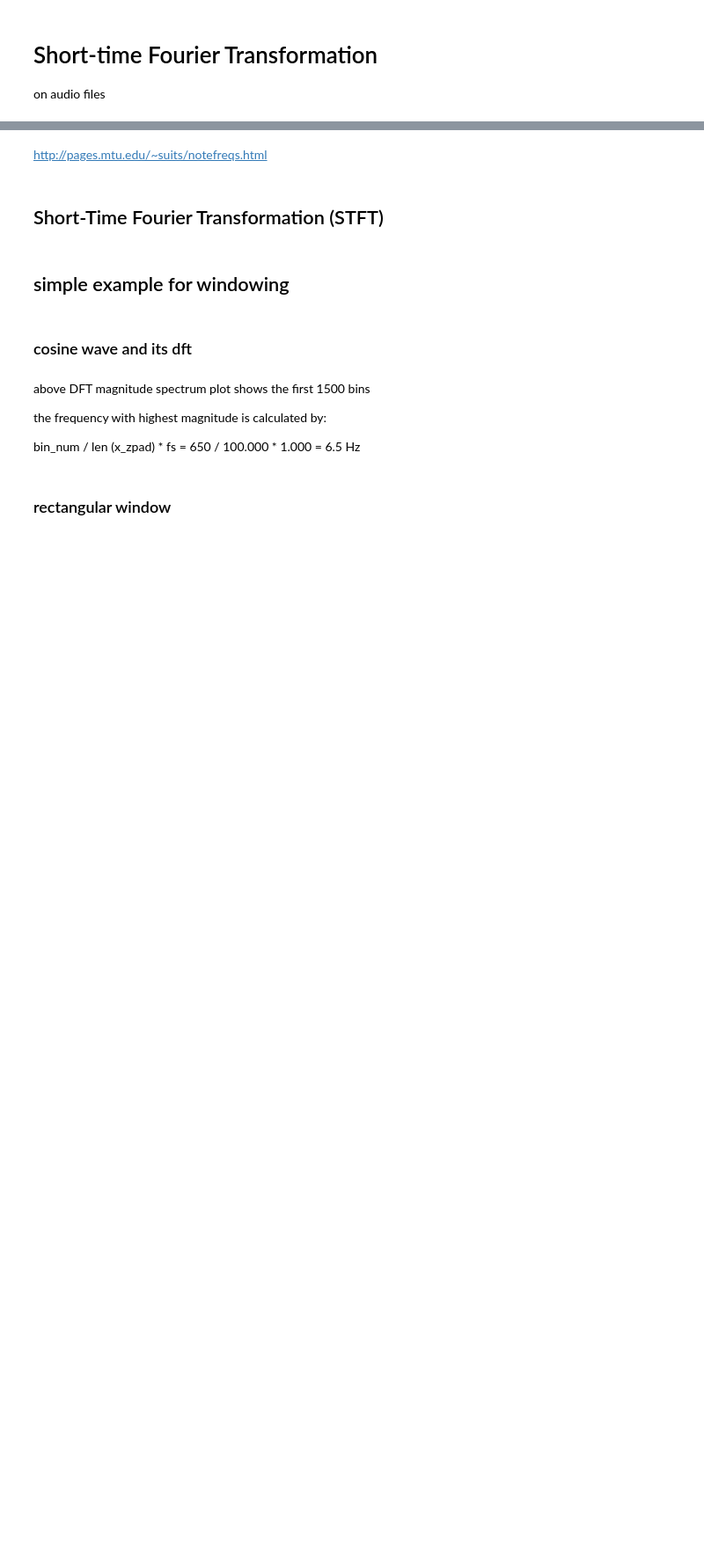
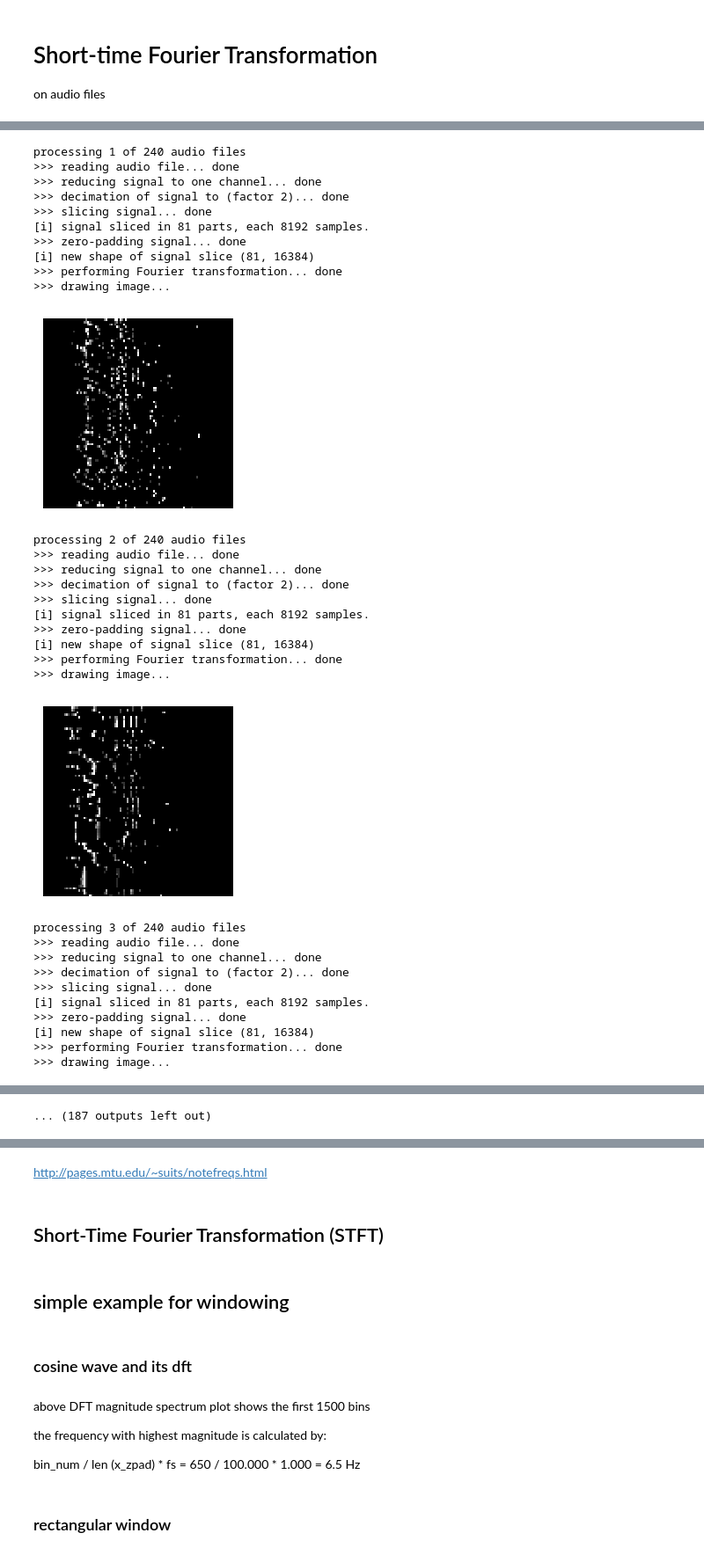
Before and after one commit to damilo/keyestcnn, a Jupyter notebook: 00.hlp/fft/fft.ipynb, the cells around one changed output, grey strips where cells are left out. Shown at 88% size. Saved outputs shown, nothing was run; the diff lists cells and outputs as text; code cells hidden in the pictures; blank space fills up the shorter version.

```diff
--- a/00.hlp/fft/fft.ipynb
+++ b/00.hlp/fft/fft.ipynb
@@ -59,21 +34,0 @@ print (src_audio_data['target_names'])
-# %%
-# READ WAVE FILES and store their information in a pandas df
-import os
-import numpy as np
-import pandas as pd
-from scipy.io import wavfile
-
-audio_data_list = list ()
-
-for audio_file in src_audio_data['filenames']:
-    sig_fs, sig = wavfile.read (audio_file)
-
-    sig_ch = len (sig.shape) # number of channels
-    sig_N = sig.shape[0] # number of samples
-    sig_nw = sig.dtype.itemsize # sample width
-    sig_len = sig_N/sig_fs # length of signal
-
-    audio_data_list.append ([sig_fs, sig_ch, sig_N, sig_nw, sig_len, sig])
-
-columns = ['sig_fs', 'sig_ch', 'sig_N', 'sig_nw', 'sig_len', 'sig']
-audio_data_df = pd.DataFrame (audio_data_list, columns=columns)
@@ -94,0 +219,50 @@ display (audio_data_df.sample (3))
+# %%
+for i, filename in enumerate (src_audio_data['filenames']):
+    print ('\rprocessing {} of {} audio files'.format (i+1, src_audio_data['filenames'].shape[0]), end='\n')
+
+    sig_fs, sig = read_audio_signal (filename)
+
+    sig_prep_fs, sig_prep = prepare_signal (sig_fs, sig)
+
+    sig_prep_slices = slice_signal (sig_prep)
+
+    #sig_prep_slices_win = window_signal (sig_prep_slices)
+
+    sig_prep_slices_zpad = zpad_signal (sig_prep_slices)
+
+    sig_fft_mags, freq_bins_f = dft_signal (sig_prep_fs, sig_prep_slices_zpad)
+
+    create_spectrogram (sig_fft_mags, freq_bins_f)
+# %% [output]
+processing 1 of 240 audio files
+>>> reading audio file... done
+>>> reducing signal to one channel... done
+>>> decimation of signal to (factor 2)... done
+>>> slicing signal... done
+[i] signal sliced in 81 parts, each 8192 samples.
+>>> zero-padding signal... done
+[i] new shape of signal slice (81, 16384)
+>>> performing Fourier transformation... done
+>>> drawing image...
+[figure, added]
+processing 2 of 240 audio files
+>>> reading audio file... done
+>>> reducing signal to one channel... done
+>>> decimation of signal to (factor 2)... done
+>>> slicing signal... done
+[i] signal sliced in 81 parts, each 8192 samples.
+>>> zero-padding signal... done
+[i] new shape of signal slice (81, 16384)
+>>> performing Fourier transformation... done
+>>> drawing image...
+[figure, added]
+processing 3 of 240 audio files
+>>> reading audio file... done
+>>> reducing signal to one channel... done
+>>> decimation of signal to (factor 2)... done
+>>> slicing signal... done
+[i] signal sliced in 81 parts, each 8192 samples.
+>>> zero-padding signal... done
+[i] new shape of signal slice (81, 16384)
+>>> performing Fourier transformation... done
+>>> drawing image...
@@ -95,3 +303,4 @@ display (audio_data_df.sample (3))
+... (187 outputs left out)
 # %%
 # FYI: EXAMPLE
 import matplotlib.pyplot as plt
```
Also changed, not shown: parts of 30 cells of this notebook, 1 other file.
